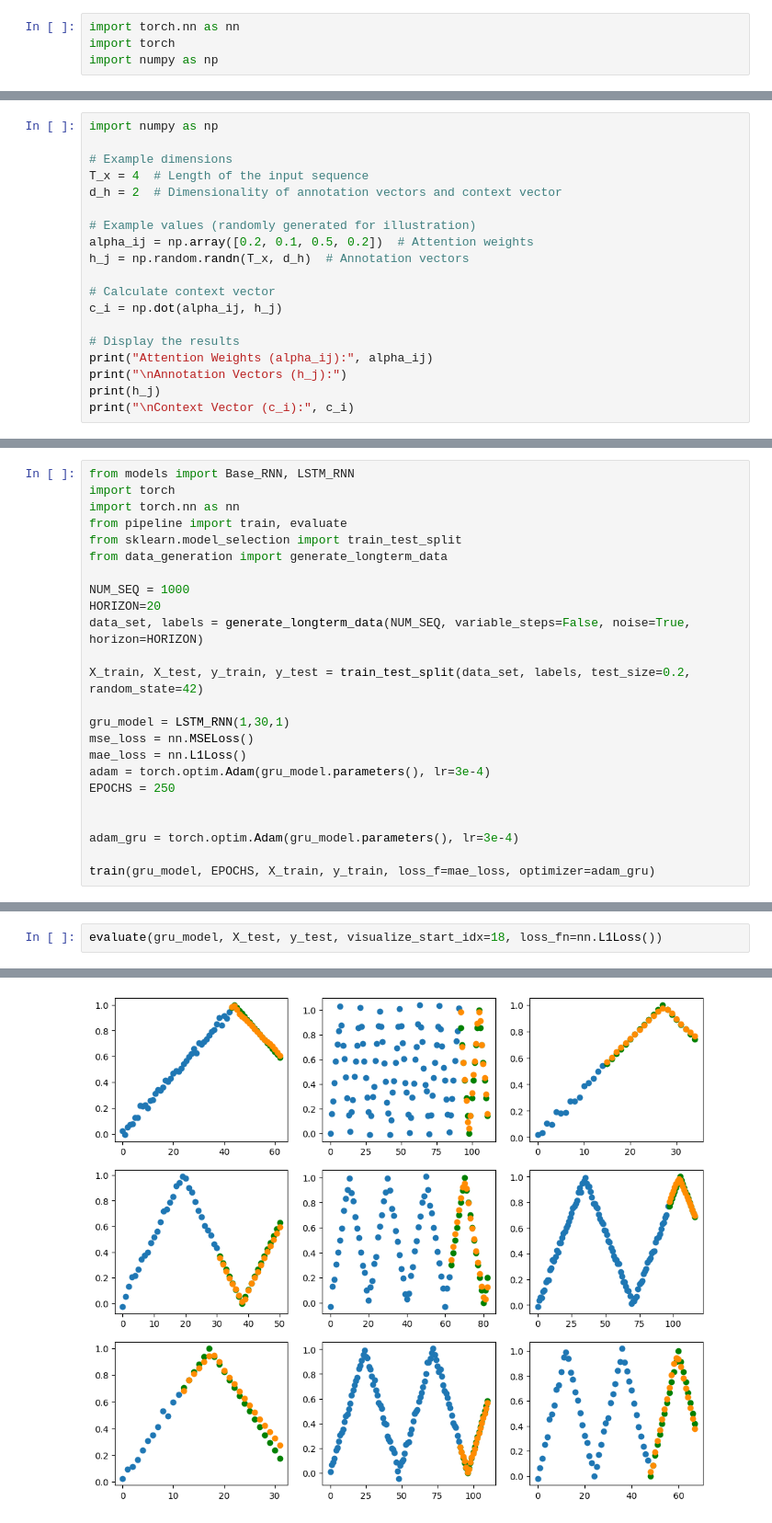
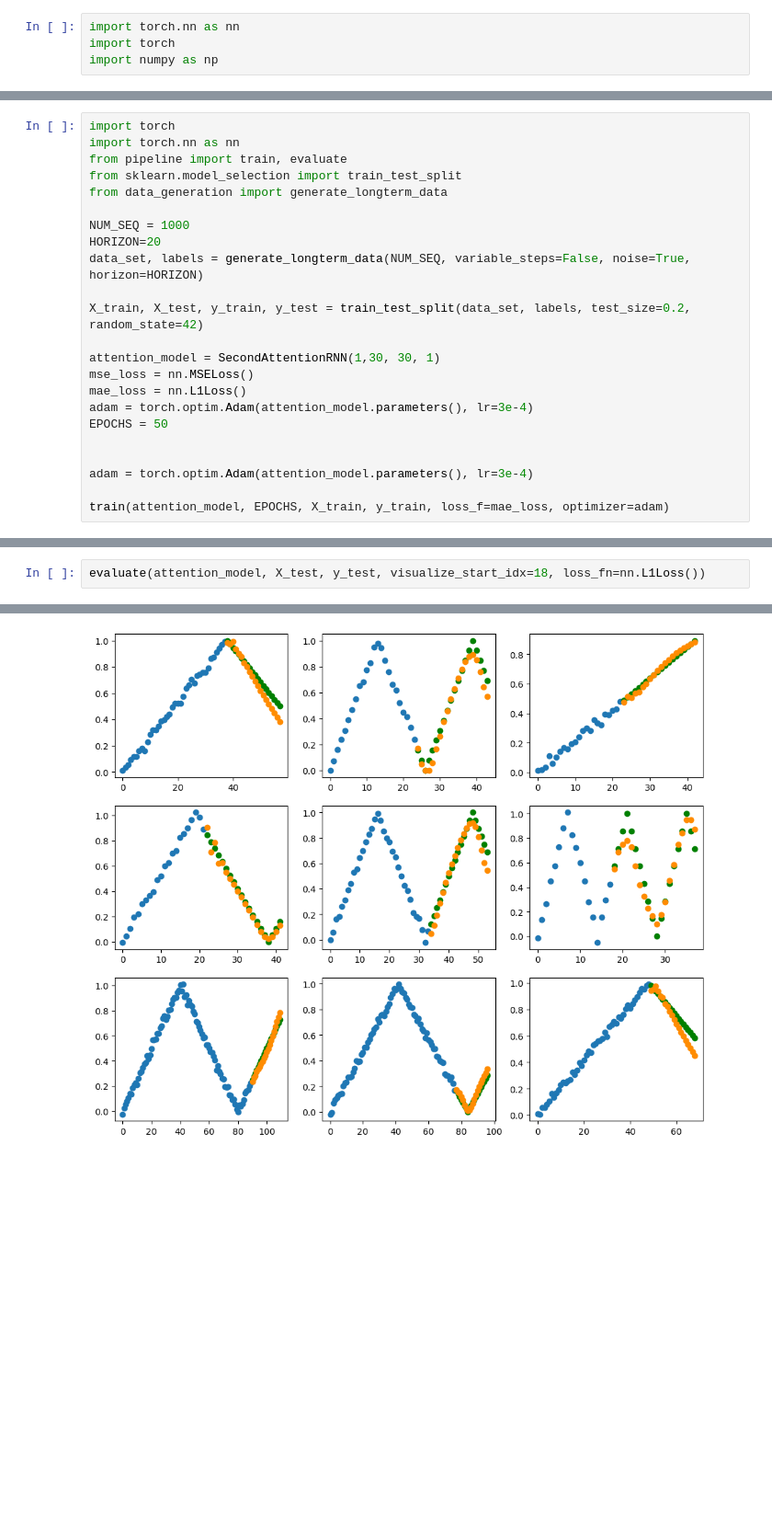
Before and after one commit to Tobilence/DMML_RNN, a Jupyter notebook: attention.ipynb, the cells around one changed output, grey strips where cells are left out. Shown: that part at 92% size. Cells and saved outputs as stored; diff of their text form; blank space fills up the shorter version.

```diff
--- a/attention.ipynb
+++ b/attention.ipynb
@@ -148,19 +8,0 @@ h_j
-# %%
-import numpy as np
-
-# Example dimensions
-T_x = 4  # Length of the input sequence
-d_h = 2  # Dimensionality of annotation vectors and context vector
-
-# Example values (randomly generated for illustration)
-alpha_ij = np.array([0.2, 0.1, 0.5, 0.2])  # Attention weights
-h_j = np.random.randn(T_x, d_h)  # Annotation vectors
-
-# Calculate context vector
-c_i = np.dot(alpha_ij, h_j)
-
-# Display the results
-print("Attention Weights (alpha_ij):", alpha_ij)
-print("\nAnnotation Vectors (h_j):")
-print(h_j)
-print("\nContext Vector (c_i):", c_i)
@@ -167,5 +138,4 @@ print("\nContext Vector (c_i):", c_i)
 # %%
-from models import Base_RNN, LSTM_RNN
 import torch
 import torch.nn as nn
 from pipeline import train, evaluate
@@ -178,14 +148,14 @@ data_set, labels = generate_longterm_data(NUM_SEQ, variable_steps=False, noise=T
 
 X_train, X_test, y_train, y_test = train_test_split(data_set, labels, test_size=0.2, random_state=42)
 
-gru_model = LSTM_RNN(1,30,1)
+attention_model = SecondAttentionRNN(1,30, 30, 1)
 mse_loss = nn.MSELoss()
 mae_loss = nn.L1Loss()
-adam = torch.optim.Adam(gru_model.parameters(), lr=3e-4)
-EPOCHS = 250
+adam = torch.optim.Adam(attention_model.parameters(), lr=3e-4)
+EPOCHS = 50
 
 
-adam_gru = torch.optim.Adam(gru_model.parameters(), lr=3e-4)
+adam = torch.optim.Adam(attention_model.parameters(), lr=3e-4)
 
-train(gru_model, EPOCHS, X_train, y_train, loss_f=mae_loss, optimizer=adam_gru)
+train(attention_model, EPOCHS, X_train, y_train, loss_f=mae_loss, optimizer=adam)
 # %% [output]
@@ -195,3 +165,3 @@ TrainingStats(train_loss=[0.2631629, 0.19305973, 0.17082503, 0.16029511, 0.15557
 # %%
-evaluate(gru_model, X_test, y_test, visualize_start_idx=18, loss_fn=nn.L1Loss())
+evaluate(attention_model, X_test, y_test, visualize_start_idx=18, loss_fn=nn.L1Loss())
 # %% [output]
@@ -199 +169 @@ evaluate(gru_model, X_test, y_test, visualize_start_idx=18, loss_fn=nn.L1Loss())
-[figure, old version]
+[figure, new version]
```
Also changed, not shown: parts of 14 cells of this notebook, 25 other files.
